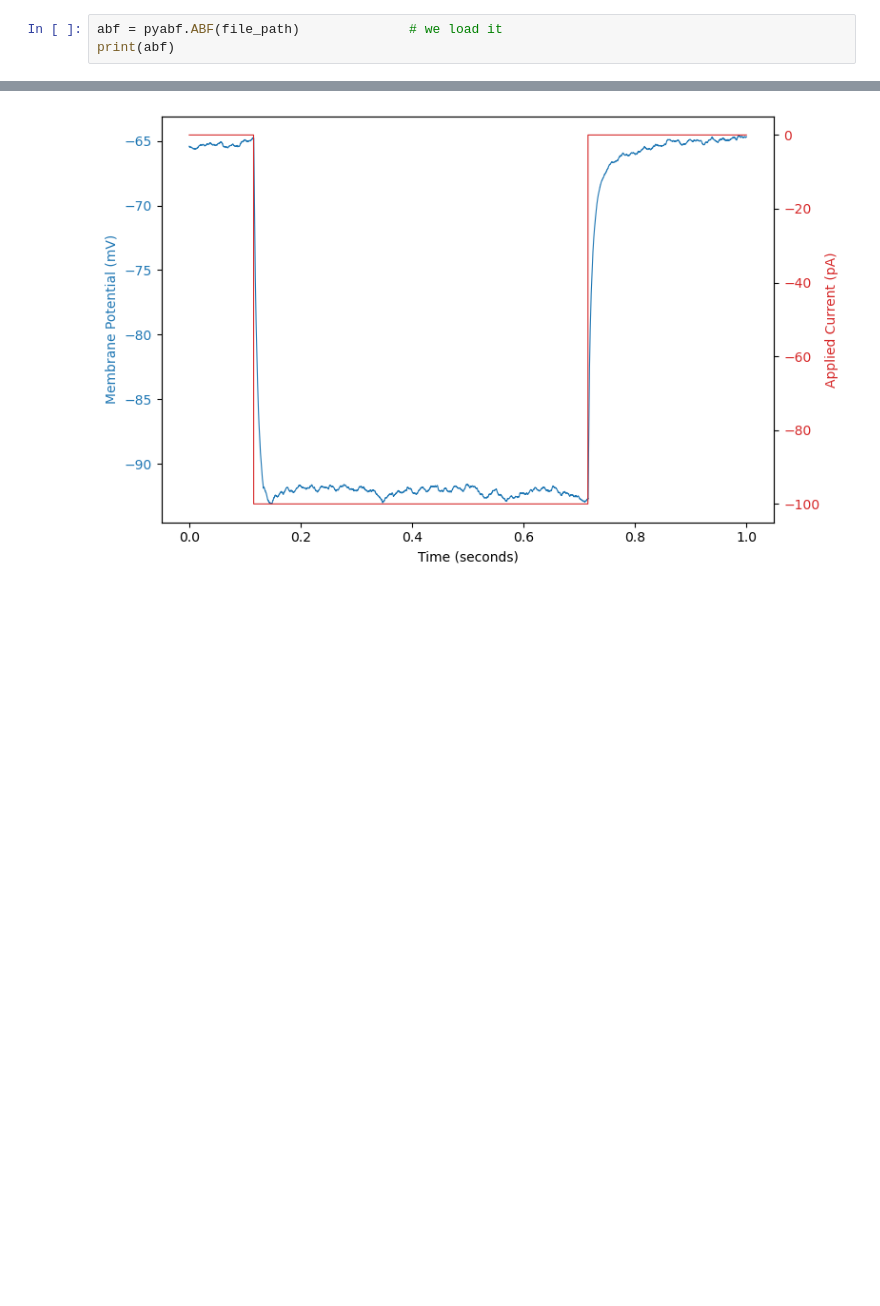
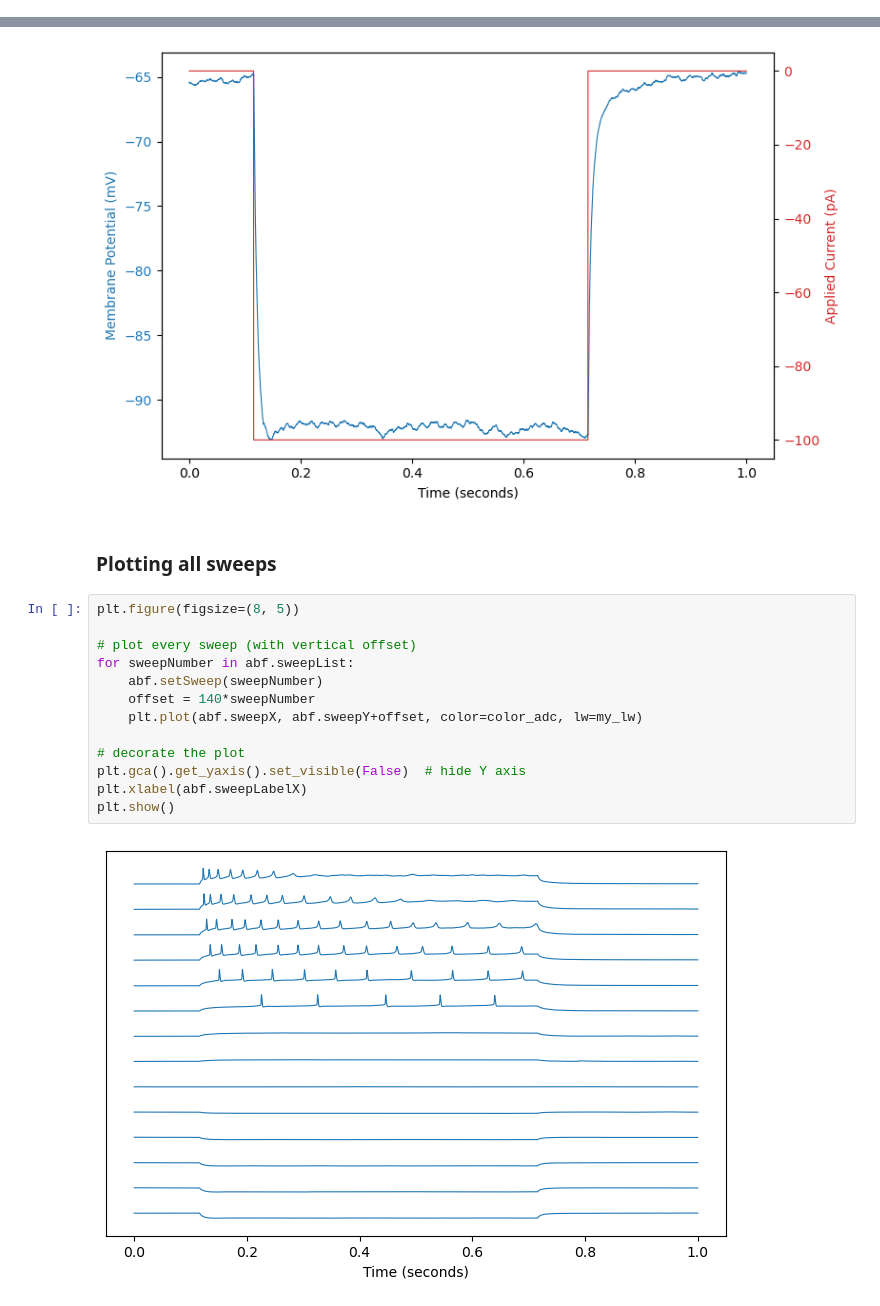
Before and after one commit to fabien-campillo/data-science-spikes, a Jupyter notebook: 4_pyabf.ipynb, the cells around one changed output, grey strips where cells are left out. Cells and saved outputs as stored; diff of their text form; blank space fills up the shorter version.

```diff
--- a/4_pyabf.ipynb
+++ b/4_pyabf.ipynb
@@ -259,3 +217,0 @@ we use the `pyabf` package to load the given record file:
-# %%
-abf = pyabf.ABF(file_path)              # we load it
-print(abf)
@@ -425,3 +274,20 @@ fig.tight_layout()
 plt.show()
 # %% [output]
 [figure]
+# %% [markdown]
+### Plotting all sweeps
+# %%
+plt.figure(figsize=(8, 5))
+
+# plot every sweep (with vertical offset)
+for sweepNumber in abf.sweepList:
+    abf.setSweep(sweepNumber)
+    offset = 140*sweepNumber
+    plt.plot(abf.sweepX, abf.sweepY+offset, color=color_adc, lw=my_lw)
+
+# decorate the plot
+plt.gca().get_yaxis().set_visible(False)  # hide Y axis
+plt.xlabel(abf.sweepLabelX)
+plt.show()
+# %% [output]
+[figure, added]
```
Also changed, not shown: parts of 33 cells of this notebook, 1 other file.
